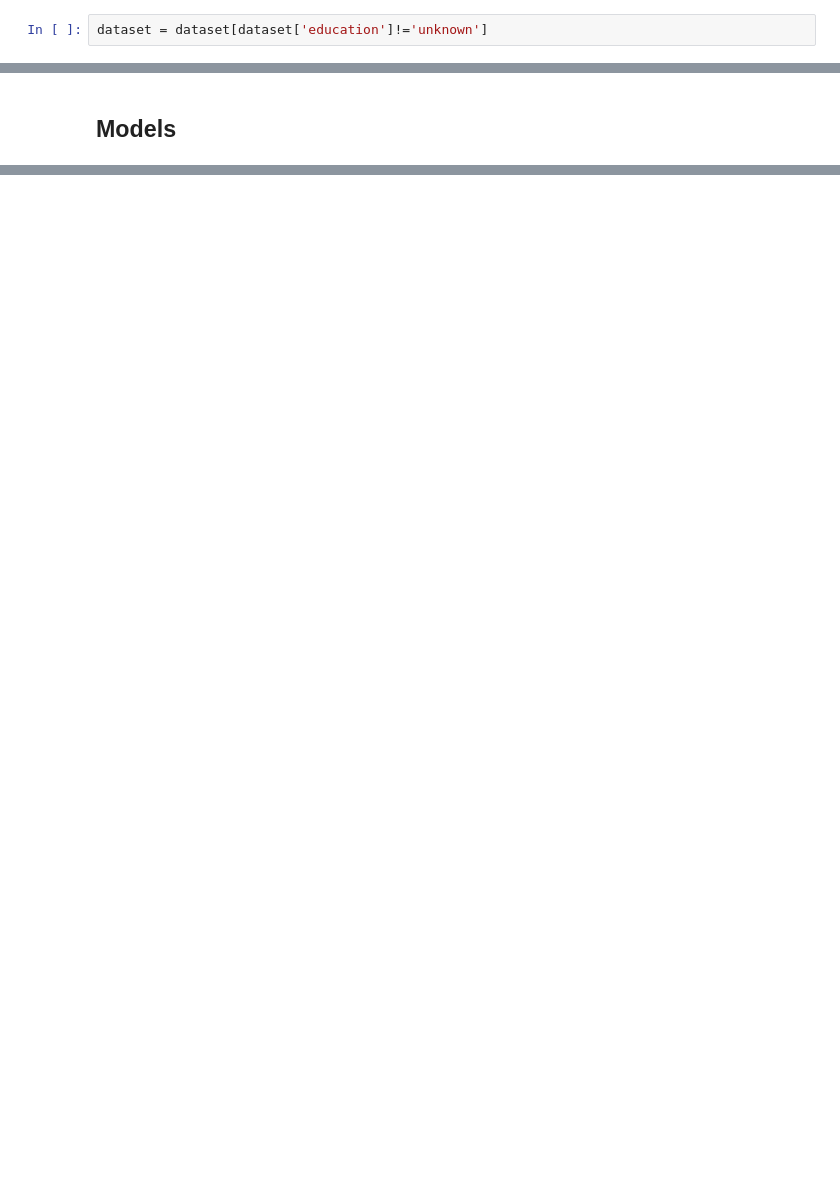
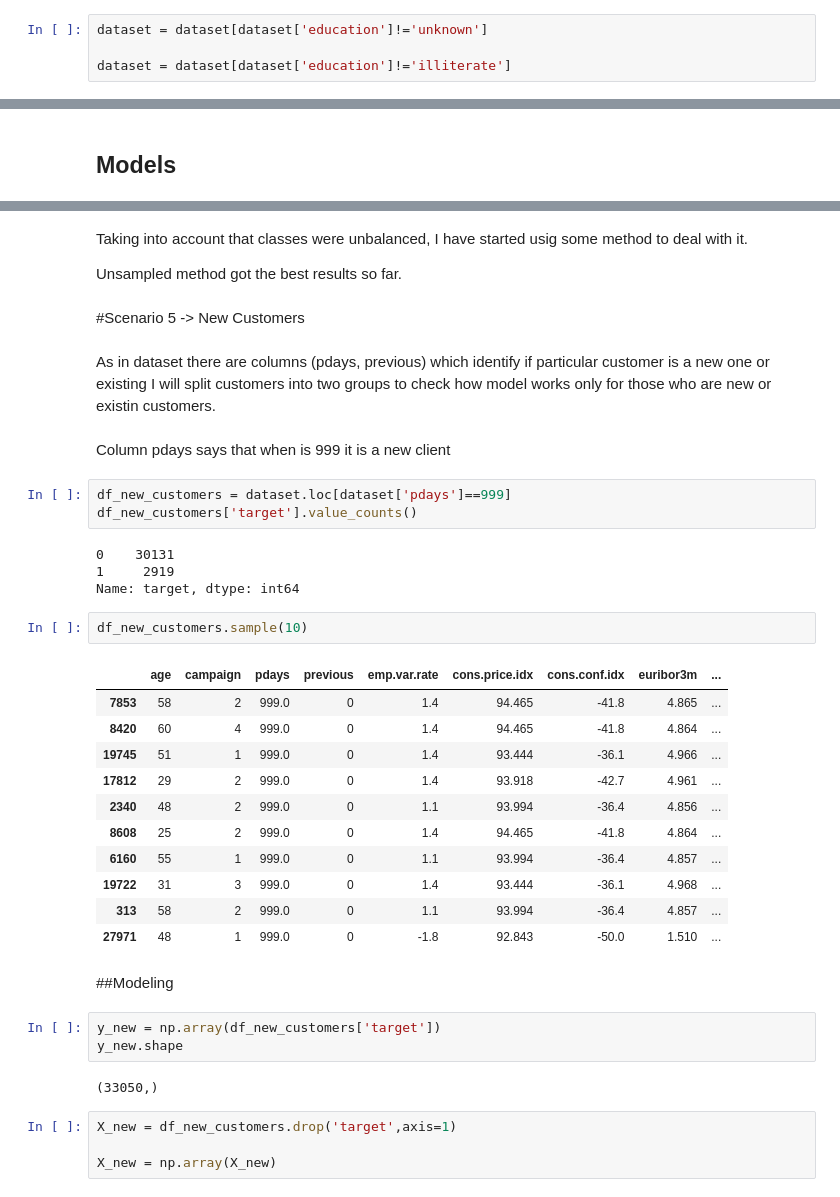
Before and after one commit to czokw1/ml-predict-bank-deposit, a Jupyter notebook: data_analysis.ipynb, the cells around one changed output, grey strips where cells are left out. Saved outputs shown, nothing was run; the diff lists cells and outputs as text; blank space fills up the shorter version.

```diff
--- a/data_analysis.ipynb
+++ b/data_analysis.ipynb
@@ -507,3 +505,5 @@ dataset.shape
 (39803, 21)
 # %%
 dataset = dataset[dataset['education']!='unknown']
+
+dataset = dataset[dataset['education']!='illiterate']
@@ -1668,0 +2308,42 @@ NameError: ignored
+# %% [markdown]
+Taking into account that classes were unbalanced, I have started usig some method to deal with it.
+
+Unsampled method got the best results so far.
+# %% [markdown]
+#Scenario 5 -> New Customers
+# %% [markdown]
+As in dataset there are columns (pdays, previous) which identify if particular customer is a new one or existing I will split customers into two groups to check how model works only for those who are new or existin customers.
+# %% [markdown]
+Column pdays says that when is 999 it is a new client
+# %%
+df_new_customers = dataset.loc[dataset['pdays']==999]
+df_new_customers['target'].value_counts()
+# %% [output]
+0    30131
+1     2919
+Name: target, dtype: int64
+# %%
+df_new_customers.sample(10)
+# %% [output]
+|  | age | campaign | pdays | previous | emp.var.rate | cons.price.idx | cons.conf.idx | euribor3m | ... |
+| 7853 | 58 | 2 | 999.0 | 0 | 1.4 | 94.465 | -41.8 | 4.865 | ... |
+| 8420 | 60 | 4 | 999.0 | 0 | 1.4 | 94.465 | -41.8 | 4.864 | ... |
+| 19745 | 51 | 1 | 999.0 | 0 | 1.4 | 93.444 | -36.1 | 4.966 | ... |
+| 17812 | 29 | 2 | 999.0 | 0 | 1.4 | 93.918 | -42.7 | 4.961 | ... |
+| 2340 | 48 | 2 | 999.0 | 0 | 1.1 | 93.994 | -36.4 | 4.856 | ... |
+| 8608 | 25 | 2 | 999.0 | 0 | 1.4 | 94.465 | -41.8 | 4.864 | ... |
+| 6160 | 55 | 1 | 999.0 | 0 | 1.1 | 93.994 | -36.4 | 4.857 | ... |
+| 19722 | 31 | 3 | 999.0 | 0 | 1.4 | 93.444 | -36.1 | 4.968 | ... |
+| 313 | 58 | 2 | 999.0 | 0 | 1.1 | 93.994 | -36.4 | 4.857 | ... |
+| 27971 | 48 | 1 | 999.0 | 0 | -1.8 | 92.843 | -50.0 | 1.510 | ... |
+# %% [markdown]
+##Modeling
+# %%
+y_new = np.array(df_new_customers['target'])
+y_new.shape
+# %% [output]
+(33050,)
+# %%
+X_new = df_new_customers.drop('target',axis=1)
+
+X_new = np.array(X_new)
```
Also changed, not shown: parts of 291 cells of this notebook.
